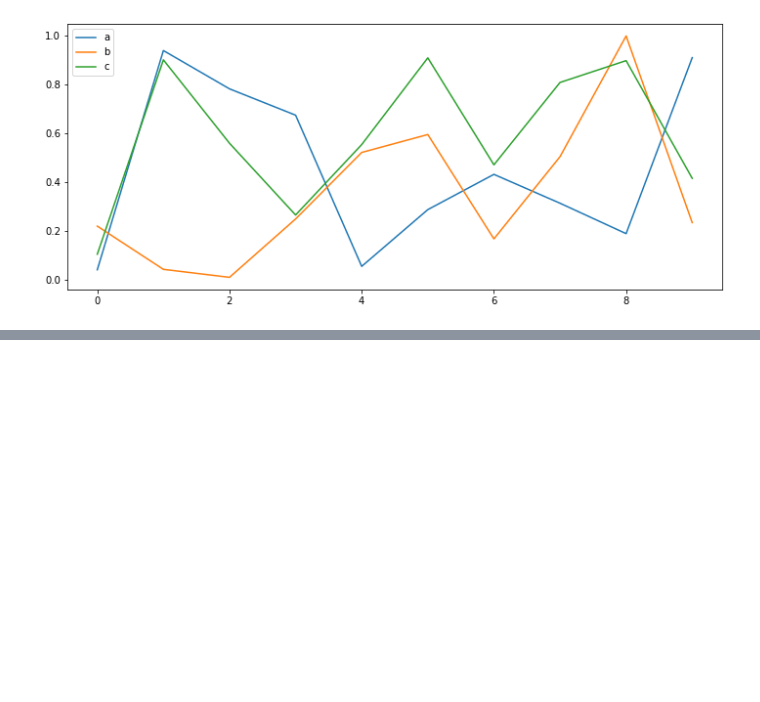
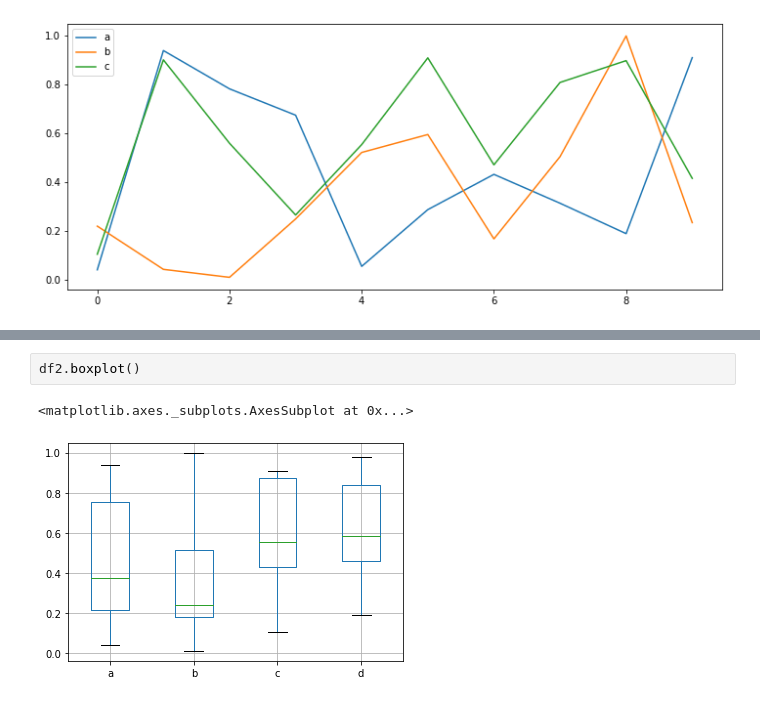
Before and after one commit to ducksfrogs/pystats, a Jupyter notebook: timeSeries/visualiz.ipynb, the cells around one changed output, grey strips where cells are left out. Drawn from its saved outputs; the diff is of its cells as text; blank space fills up the shorter version.

```diff
--- a/timeSeries/visualiz.ipynb
+++ b/timeSeries/visualiz.ipynb
@@ -73,0 +89,5 @@ df2.plot.line(y=['a','b','c'],figsize=(12,5))
+# %%
+df2.boxplot()
+# %% [output]
+<matplotlib.axes._subplots.AxesSubplot at 0x...>
+[figure, added]
```
Also changed, not shown: parts of 17 cells of this notebook, 14 other files.
